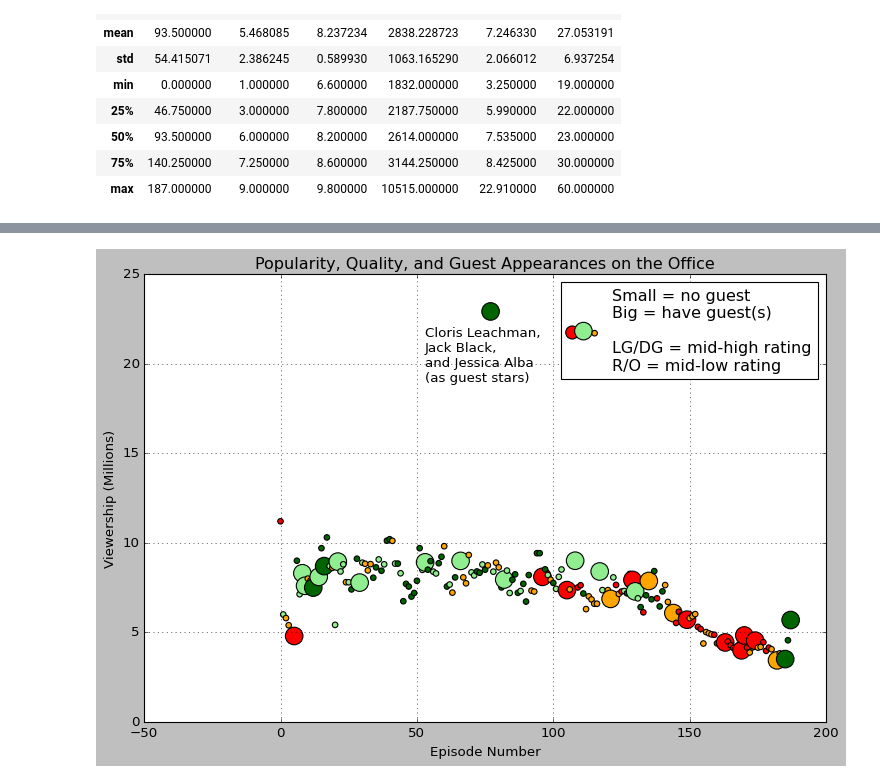
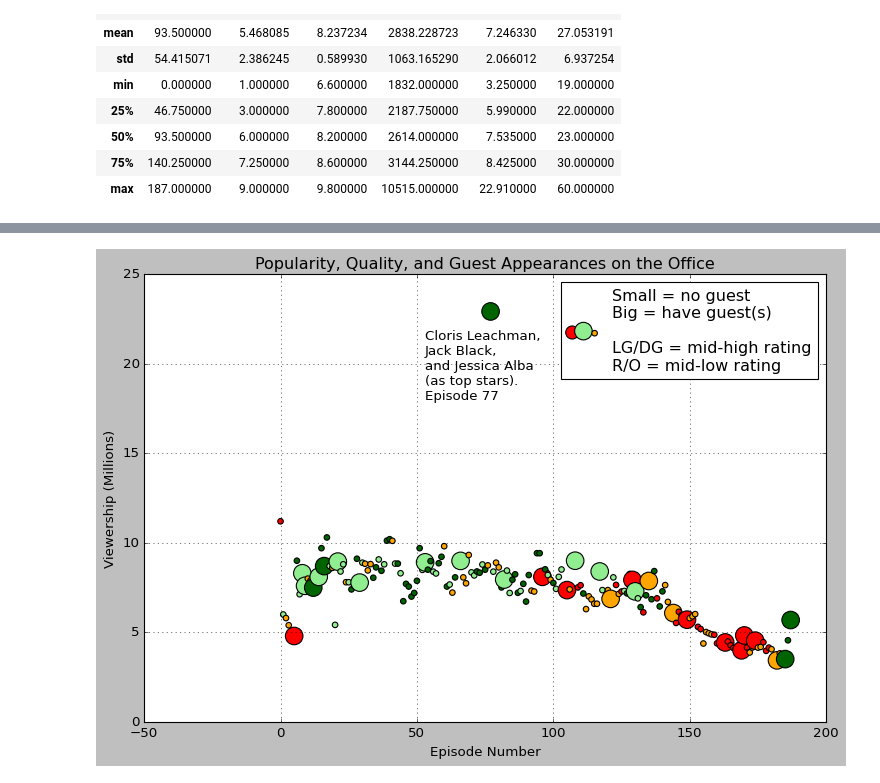
Before and after one commit to pannandayu/DataVisualization_TheOffice, a Jupyter notebook: TheOffice_DataCamp_Unguided_Pannanda.ipynb, the cells around one changed output, grey strips where cells are left out. Saved outputs shown, nothing was run; the diff lists cells and outputs as text; code cells hidden in the pictures.

```diff
--- a/TheOffice_DataCamp_Unguided_Pannanda.ipynb
+++ b/TheOffice_DataCamp_Unguided_Pannanda.ipynb
@@ -67,16 +67,16 @@ df[df['Viewership'] == 22.91]
 # %%
 fig, ax = plt.subplots(figsize=(11,7), frameon=True)
 plt.style.use('classic')
 plt.grid(True)
 plt.scatter(x=df['Episode'], y=df['Viewership'], c=df['colors'], s=df['size'], label='Small = no guest\nBig = have guest(s)\n\
 \nLG/DG = mid-high rating\nR/O = mid-low rating')
 
-plt.annotate('Cloris Leachman,\nJack Black,\nand Jessica Alba\n(as guest stars)', [53,19])
+plt.annotate('Cloris Leachman,\nJack Black,\nand Jessica Alba\n(as top stars).\nEpisode 77', [53,18])
 plt.title("Popularity, Quality, and Guest Appearances on the Office")
 plt.xlabel("Episode Number")
 plt.ylabel("Viewership (Millions)")
 plt.legend()
 
 plt.show()
 # %% [output]
-[figure, old version]
+[figure, new version]
```
Also changed, not shown: 1 other file.
